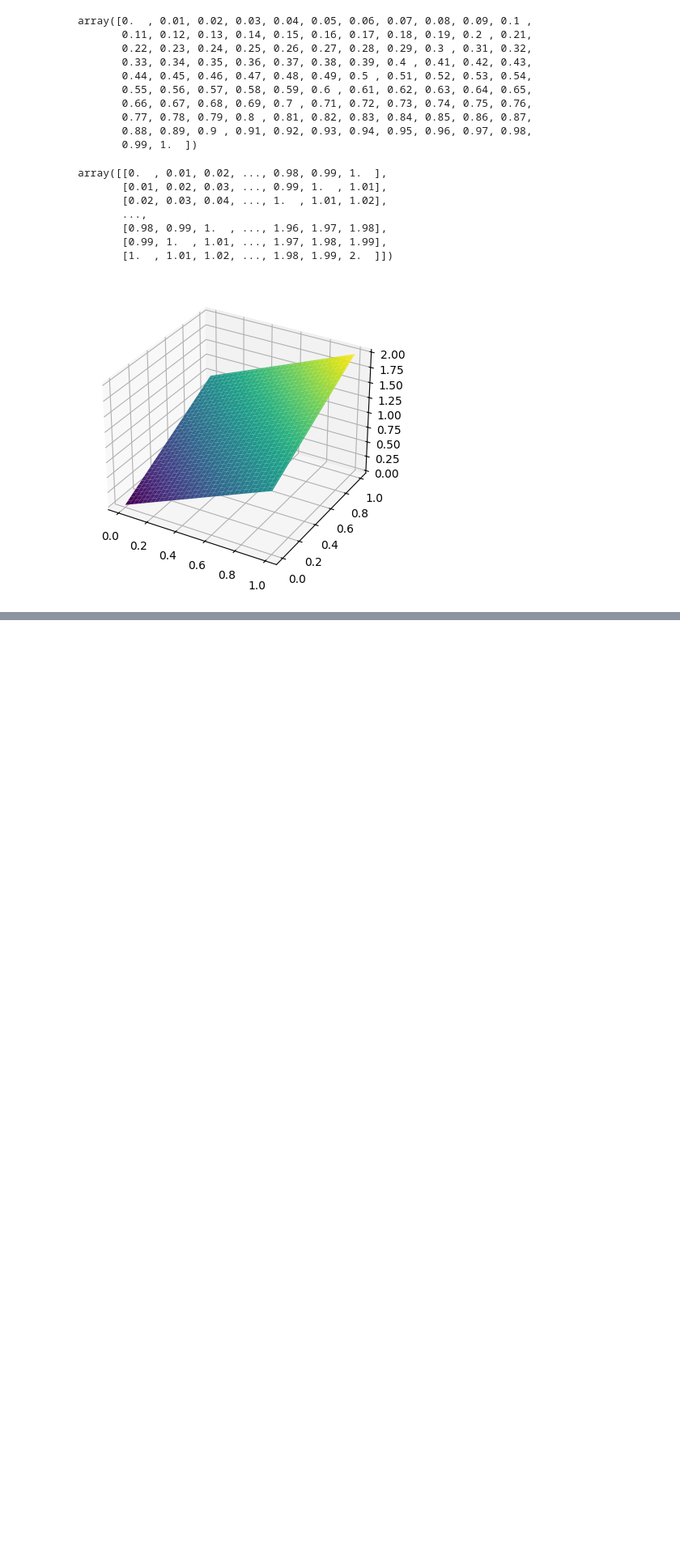
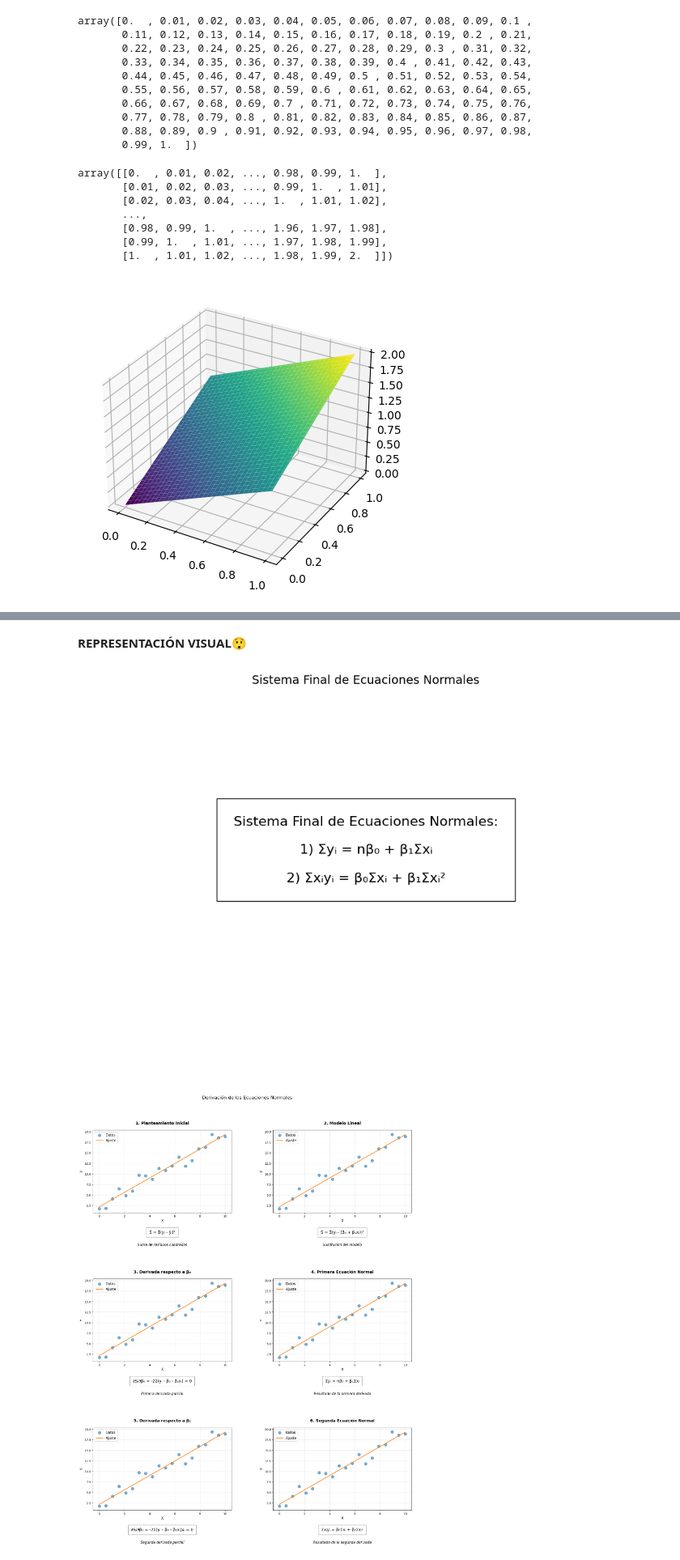
Before and after one commit to unalmedmathnum/Ardila-Canavera-Martin-Tarea2, a Jupyter notebook: Tarea_2_Análisis_Numérico.ipynb, the cells around one changed output, grey strips where cells are left out. Shown at 81% size. Saved outputs shown, nothing was run; the diff lists cells and outputs as text; code cells hidden in the pictures; blank space fills up the shorter version.

Commit message:
Añadiendo conceptos previos, perspectiva algebraica y visualización

```diff
--- a/Tarea_2_Análisis_Numérico.ipynb
+++ b/Tarea_2_Análisis_Numérico.ipynb
@@ -127 +356,67 @@ plt.show()
+# %% [markdown]
+**REPRESENTACIÓN VISUAL😲**
+# %%
+np.random.seed(42)
+x = np.linspace(0, 10, 20)
+y = 2 * x + 1 + np.random.normal(0, 1.5, 20)
+coeffs = np.polyfit(x, y, 1)
+line_y = coeffs[0] * x + coeffs[1]
+plt.figure(figsize=(12, 8))
+plt.text(0.5, 0.6, "Sistema Final de Ecuaciones Normales:\n\n" +"1) Σyᵢ = nβ₀ + β₁Σxᵢ\n\n" +"2) Σxᵢyᵢ = β₀Σxᵢ + β₁Σxᵢ²",horizontalalignment='center',verticalalignment='center',transform=plt.gca().transAxes,fontsize=16,bbox=dict(facecolor='white', edgecolor='black', pad=20))
+plt.axis('off')
+plt.title("Sistema Final de Ecuaciones Normales", pad=20, fontsize=14)
+fig, axs = plt.subplots(3, 2, figsize=(20, 24))
+plt.subplots_adjust(hspace=0.8, wspace=0.3)
+
+steps = [
+    {
+        'title': "1. Planteamiento Inicial",
+        'equation': "S = Σ(yᵢ - ŷᵢ)²",
+        'explanation': "Suma de residuos cuadrados"
+    },
+    {
+        'title': "2. Modelo Lineal",
+        'equation': "S = Σ(yᵢ - (β₀ + β₁xᵢ))²",
+        'explanation': "Sustitución del modelo"
+    },
+    {
+        'title': "3. Derivada respecto a β₀",
+        'equation': "∂S/∂β₀ = -2Σ(yᵢ - β₀ - β₁xᵢ) = 0",
+        'explanation': "Primera derivada parcial"
+    },
+    {
+        'title': "4. Primera Ecuación Normal",
+        'equation': "Σyᵢ = nβ₀ + β₁Σxᵢ",
+        'explanation': "Resultado de la primera derivada"
+    },
+    {
+        'title': "5. Derivada respecto a β₁",
+        'equation': "∂S/∂β₁ = -2Σ(yᵢ - β₀ - β₁xᵢ)xᵢ = 0",
+        'explanation': "Segunda derivada parcial"
+    },
+    {
+        'title': "6. Segunda Ecuación Normal",
+        'equation': "Σxᵢyᵢ = β₀Σxᵢ + β₁Σxᵢ²",
+        'explanation': "Resultado de la segunda derivada"
+    }
+]
+
+for i, ax in enumerate(axs.flat):
+    ax.scatter(x, y, color='#1f77b4', alpha=0.6, label='Datos', s=100)
+    ax.plot(x, line_y, color='#ff7f0e', label='Ajuste', linewidth=2)
+    ax.set_title(steps[i]['title'], pad=20, fontsize=14, fontweight='bold')
+    ax.grid(True, alpha=0.3)
+    ax.legend(fontsize=12, loc='upper left')
+    ax.set_xlim(-0.5, 10.5)
+    ax.set_ylim(min(y) - 1, max(y) + 1)
+    ax.set_xlabel('X', fontsize=12)
+    ax.set_ylabel('Y', fontsize=12)
+    ax.text(0.5, -0.25, steps[i]['equation'],horizontalalignment='center',transform=ax.transAxes,fontsize=14,bbox=dict(facecolor='white', alpha=0.9, edgecolor='gray', pad=10))
+    ax.text(0.5, -0.4, steps[i]['explanation'],horizontalalignment='center',transform=ax.transAxes,fontsize=12,style='italic')
+
+plt.suptitle('Derivación de las Ecuaciones Normales', fontsize=16, y=0.95)
+plt.show()
+# %% [output]
+[figure, added]
+[figure, added]
 # %% [markdown]
```
Also changed, not shown: parts of 9 cells of this notebook.
